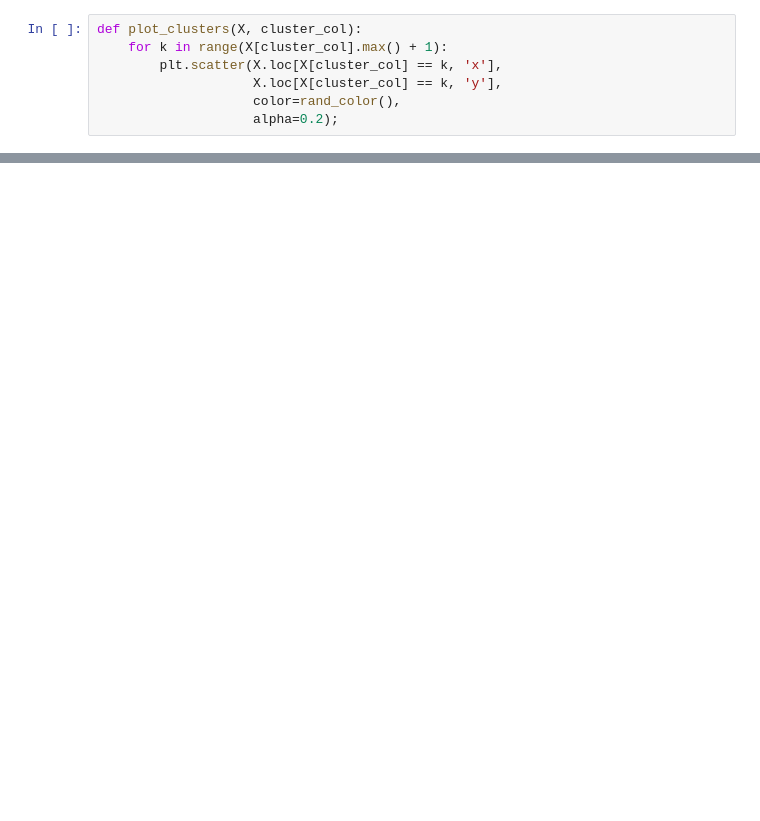
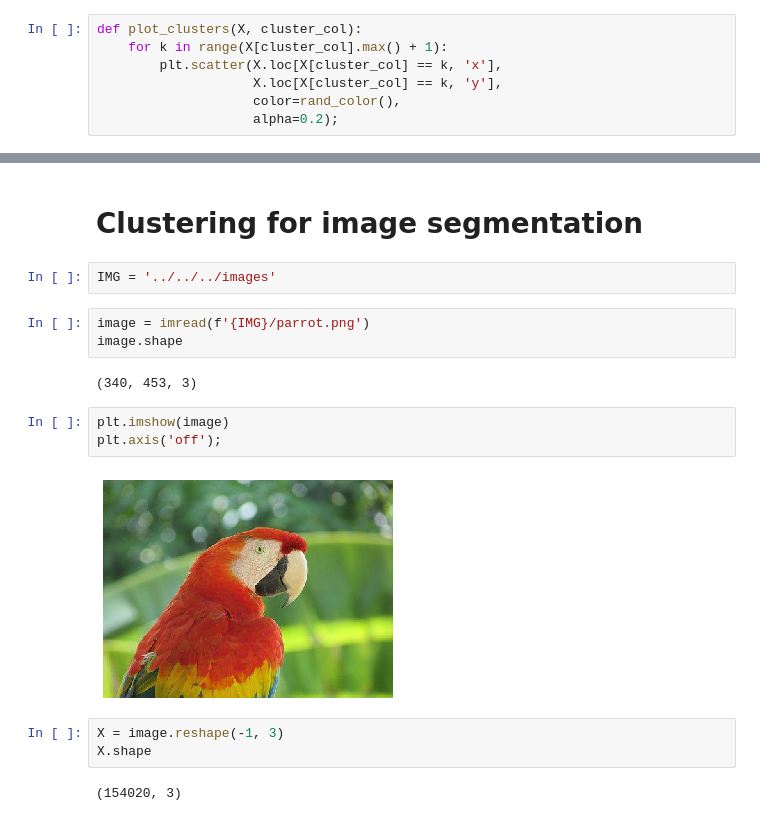
Before and after one commit to damiansp/neuralNet, a Jupyter notebook: python/handsOn/09_unsupervised/unsupervised_learning.py.ipynb, the cells around one changed output, grey strips where cells are left out. Drawn from its saved outputs; the diff is of its cells as text; blank space fills up the shorter version.

Commit message:
clustering for image seg

```diff
--- a/python/handsOn/09_unsupervised/unsupervised_learning.py.ipynb
+++ b/python/handsOn/09_unsupervised/unsupervised_learning.py.ipynb
@@ -94,0 +96,19 @@ plt.plot(list(range(2, 9)), silhouettes);
+# %% [markdown]
+# Clustering for image segmentation
+# %%
+IMG = '../../../images'
+# %%
+image = imread(f'{IMG}/parrot.png')
+image.shape
+# %% [output]
+(340, 453, 3)
+# %%
+plt.imshow(image)
+plt.axis('off');
+# %% [output]
+[figure, added]
+# %%
+X = image.reshape(-1, 3)
+X.shape
+# %% [output]
+(154020, 3)
```
Also changed, not shown: parts of 11 cells of this notebook.
